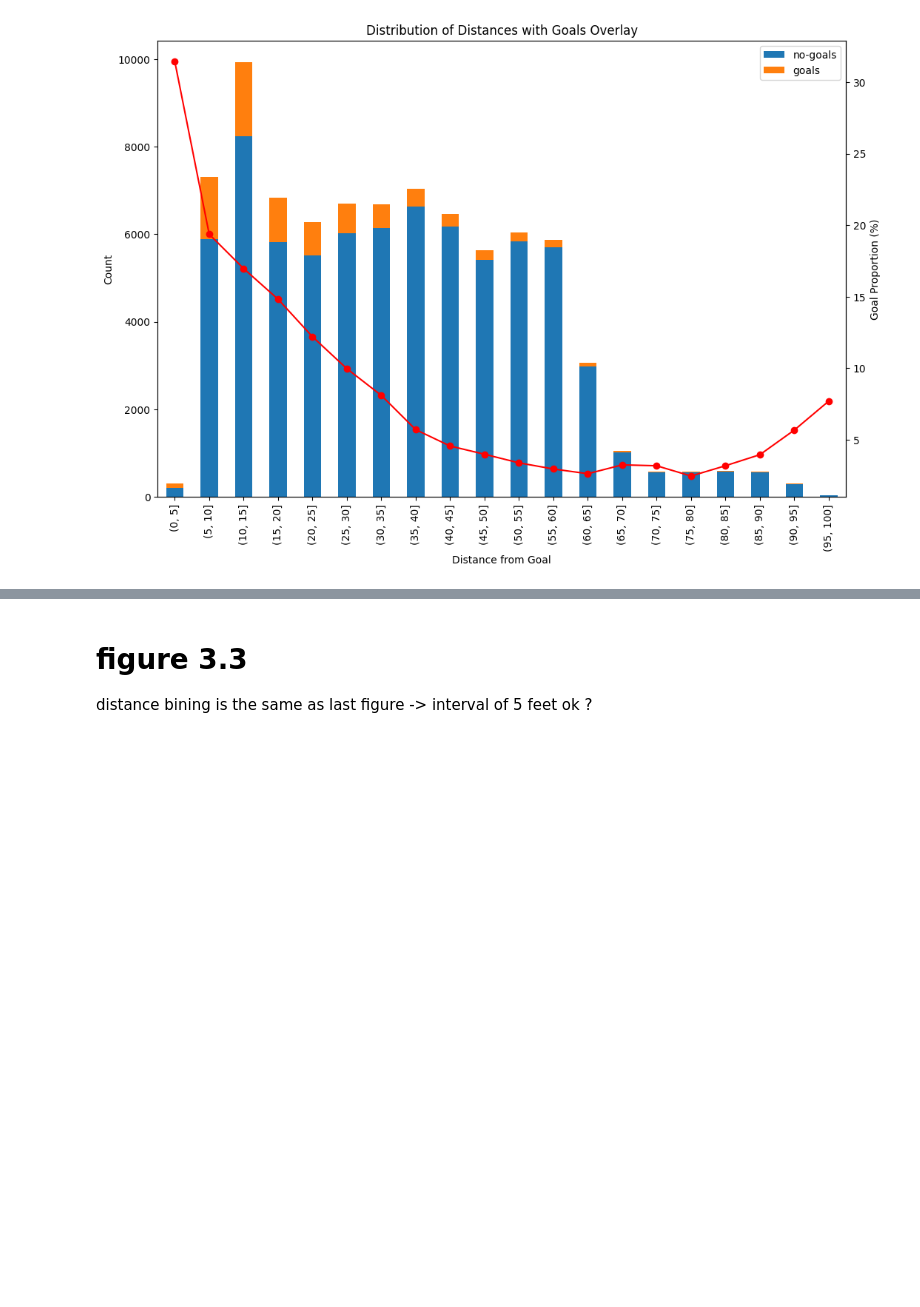
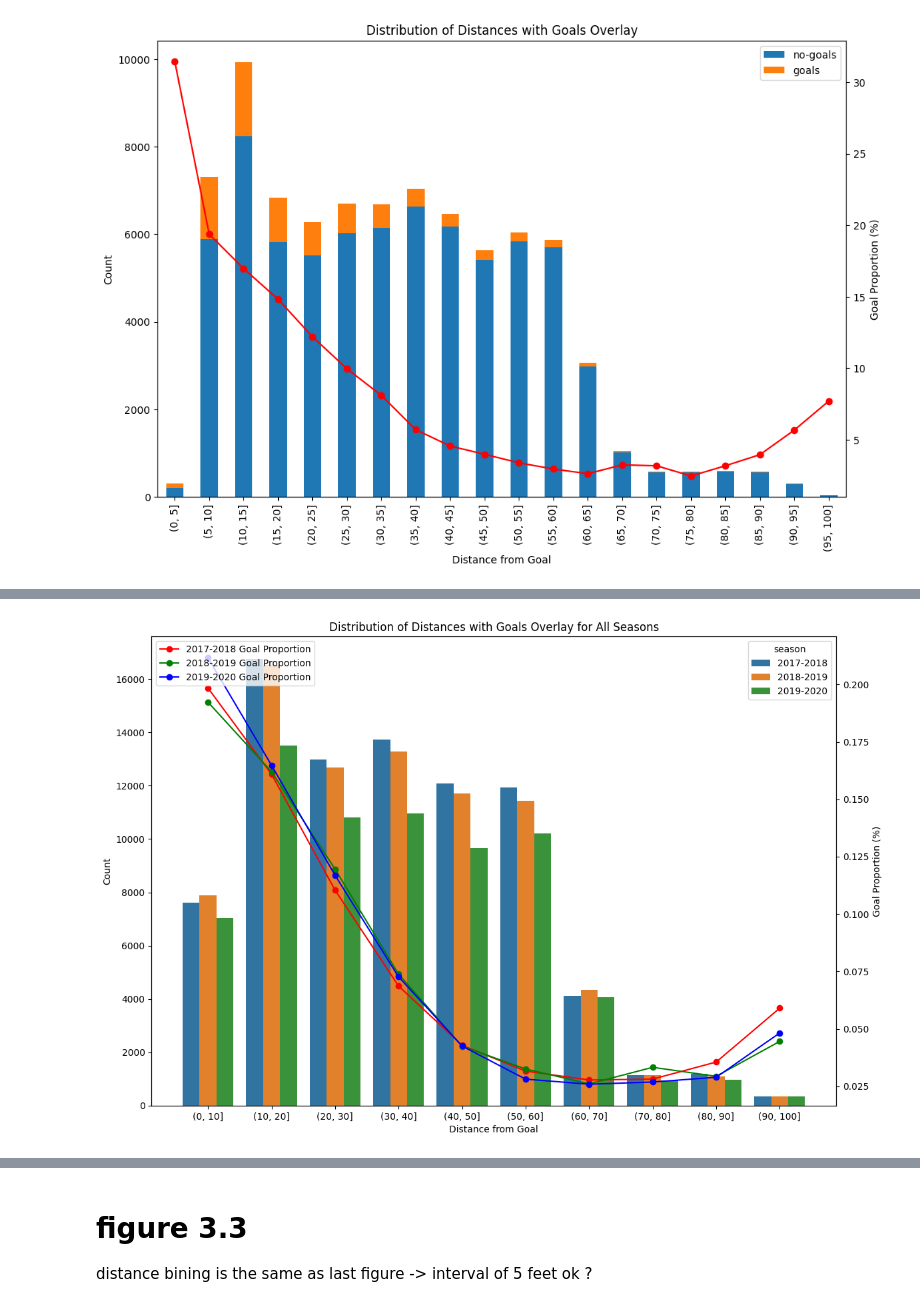
Before and after one commit to WilliamChidiac/NHL-goal-prediction, a Jupyter notebook: notebooks/simple_visualization.ipynb, the cells around one changed output, grey strips where cells are left out. Drawn from its saved outputs; the diff is of its cells as text; code cells hidden in the pictures; blank space fills up the shorter version.

Commit message:
[visualization] 1 figure for question 5.2

```diff
--- a/notebooks/simple_visualization.ipynb
+++ b/notebooks/simple_visualization.ipynb
@@ -203,3 +197,83 @@ ax2.set_ylabel('Goal Proportion (%)')
 plt.show()
 # %% [output]
 [figure]
+# %%
+# Create bins for distance
+df_2017_2018 = df[df['season'] == 20172018]
+df_2018_2019 = df[df['season'] == 20182019]
+df_2019_2020 = df[df['season'] == 20192020]
+
+bins = list(range(0, int(max(df["distance"])) + 10, 10))
+distance_bins_2017_2018 = pd.cut(df_2017_2018['distance'], bins=bins)
+distance_bins_2018_2019 = pd.cut(df_2018_2019['distance'], bins=bins)
+distance_bins_2019_2020 = pd.cut(df_2019_2020['distance'], bins=bins)
+
+# Combine the data for all three seasons
+df_combined = pd.concat([df_2017_2018, df_2018_2019, df_2019_2020])
+
+# Calculate the number of goals for each distance bin for each season
+goal_counts_2017_2018 = df_2017_2018[df_2017_2018['type'] == 'goal'].groupby(distance_bins_2017_2018).size()
+no_goal_counts_2017_2018 = df_2017_2018[df_2017_2018['type'] == 'shot-on-goal'].groupby(distance_bins_2017_2018).size()
+
+goal_counts_2018_2019 = df_2018_2019[df_2018_2019['type'] == 'goal'].groupby(distance_bins_2018_2019).size()
+no_goal_counts_2018_2019 = df_2018_2019[df_2018_2019['type'] == 'shot-on-goal'].groupby(distance_bins_2018_2019).size()
+
+goal_counts_2019_2020 = df_2019_2020[df_2019_2020['type'] == 'goal'].groupby(distance_bins_2019_2020).size()
+no_goal_counts_2019_2020 = df_2019_2020[df_2019_2020['type'] == 'shot-on-goal'].groupby(distance_bins_2019_2020).size()
+
+# Overlay the number of goals over the number of shots for each season
+shot_type_distribution_2017_2018 = pd.DataFrame({
+    'no-goals': no_goal_counts_2017_2018,
+    'goals': goal_counts_2017_2018,
+    'total_shots': no_goal_counts_2017_2018 + goal_counts_2017_2018
+}).fillna(0)
+
+shot_type_distribution_2018_2019 = pd.DataFrame({
+    'no-goals': no_goal_counts_2018_2019,
+    'goals': goal_counts_2018_2019,
+    'total_shots': no_goal_counts_2018_2019 + goal_counts_2018_2019
+}).fillna(0)
+
+shot_type_distribution_2019_2020 = pd.DataFrame({
+    'no-goals': no_goal_counts_2019_2020,
+    'goals': goal_counts_2019_2020,
+    'total_shots': no_goal_counts_2019_2020 + goal_counts_2019_2020
+}).fillna(0)
+
+# Calculate the proportion of goals per shot type for each season
+shot_type_distribution_2017_2018['goal_proportion'] = shot_type_distribution_2017_2018['goals'] / (shot_type_distribution_2017_2018['no-goals'] + shot_type_distribution_2017_2018['goals'])
+shot_type_distribution_2018_2019['goal_proportion'] = shot_type_distribution_2018_2019['goals'] / (shot_type_distribution_2018_2019['no-goals'] + shot_type_distribution_2018_2019['goals'])
+shot_type_distribution_2019_2020['goal_proportion'] = shot_type_distribution_2019_2020['goals'] / (shot_type_distribution_2019_2020['no-goals'] + shot_type_distribution_2019_2020['goals'])
+
+
+# Combine the data for all three seasons into one DataFrame for plotting
+combined_shot_type_distribution = pd.concat([
+    shot_type_distribution_2017_2018.assign(season='2017-2018'),
+    shot_type_distribution_2018_2019.assign(season='2018-2019'),
+    shot_type_distribution_2019_2020.assign(season='2019-2020')
+])
+print(combined_shot_type_distribution)
+
+# Plot the distribution of no-goals and goals for each season on the same plot
+fig, ax1 = plt.subplots(figsize=(12, 8))
+
+# Plot the bar chart for no-goals and goals for each season
+sns.barplot(data=combined_shot_type_distribution.reset_index(), x='distance', y='total_shots', hue='season', ax=ax1, dodge=True)
+
+
+ax1.set_title('Distribution of Distances with Goals Overlay for All Seasons')
+ax1.set_xlabel('Distance from Goal')
+ax1.set_ylabel('Count')
+
+# Create a secondary y-axis for the goal proportion for each season
+ax2 = ax1.twinx()
+for season, color in zip(['2017-2018', '2018-2019', '2019-2020'], ['red', 'green', 'blue']):
+    season_data = combined_shot_type_distribution[combined_shot_type_distribution['season'] == season]
+    season_data['goal_proportion'].plot(kind='line', color=color, marker='o', ax=ax2, label=f'{season} Goal Proportion')
+
+ax2.set_ylabel('Goal Proportion (%)')
+ax2.legend(loc='upper left')
+
+plt.tight_layout()
+plt.show()
+# %% [output]
@@ -205,0 +297 @@ plt.show()
+[figure, added]
```
Also changed, not shown: parts of 9 cells of this notebook.
